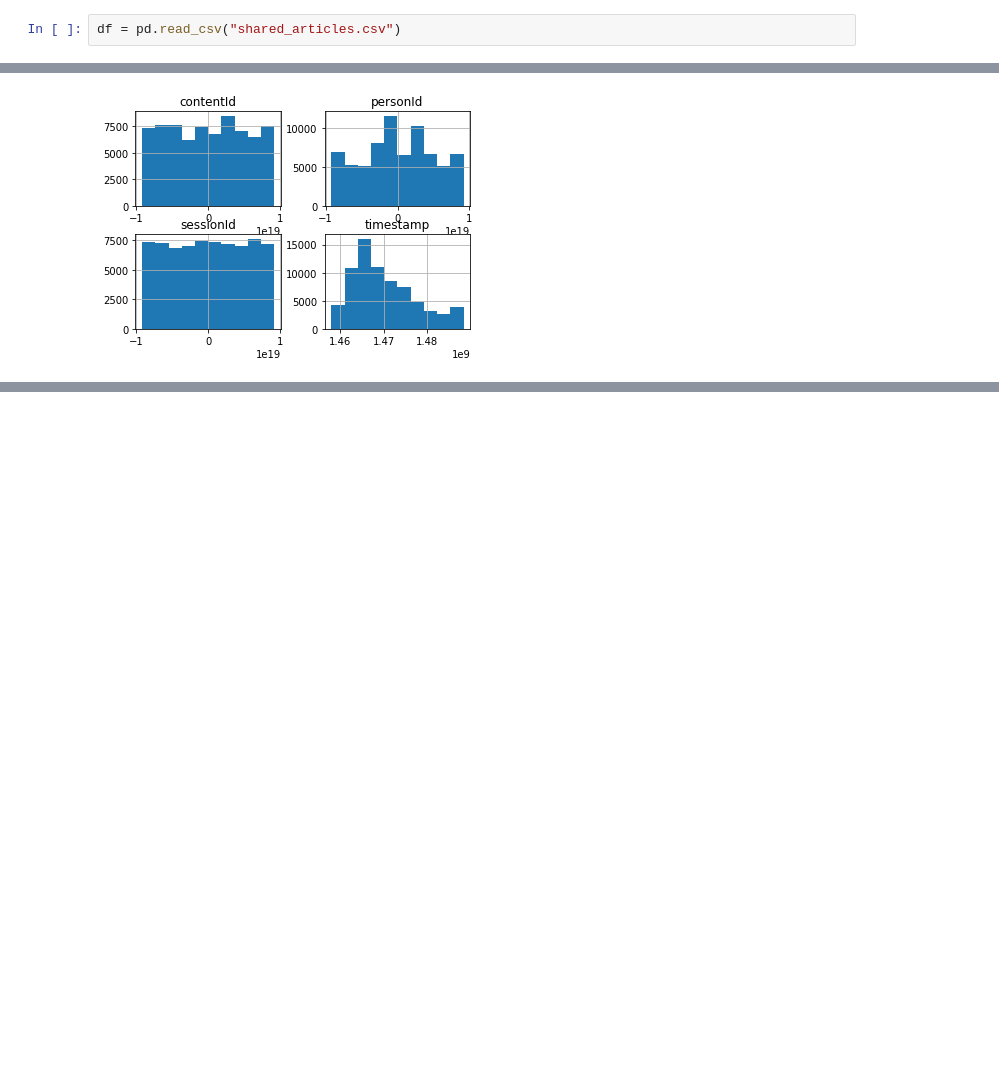
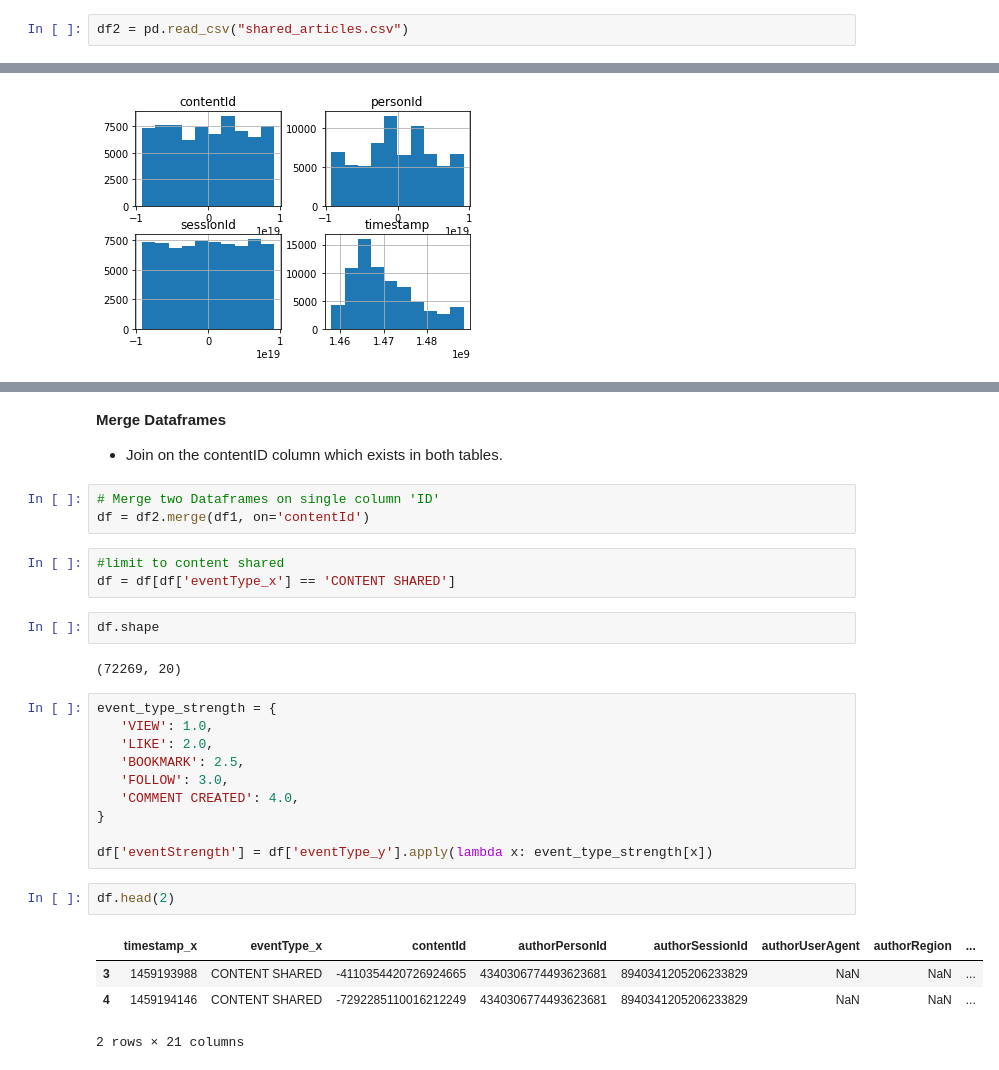
Before and after one commit to mellymillionz/kaggle_rec_systems, a Jupyter notebook: exploratory_analysis.ipynb, the cells around one changed output, grey strips where cells are left out. Saved outputs shown, nothing was run; the diff lists cells and outputs as text; blank space fills up the shorter version.

Commit message:
merged tables

```diff
--- a/exploratory_analysis.ipynb
+++ b/exploratory_analysis.ipynb
@@ -18,4 +33,4 @@ for dirname, _, filenames in os.walk('/kaggle/input'):
 # %% [markdown]
 # Explore Shared Articles Data
 # %%
-df = pd.read_csv("shared_articles.csv")
+df2 = pd.read_csv("shared_articles.csv")
@@ -165,0 +182,31 @@ array([[<matplotlib.axes._subplots.AxesSubplot object at 0x...>,
+# %% [markdown]
+**Merge Dataframes**
+
+- Join on the contentID column which exists in both tables.
+# %%
+# Merge two Dataframes on single column 'ID'
+df = df2.merge(df1, on='contentId')
+# %%
+#limit to content shared
+df = df[df['eventType_x'] == 'CONTENT SHARED']
+# %%
+df.shape
+# %% [output]
+(72269, 20)
+# %%
+event_type_strength = {
+   'VIEW': 1.0,
+   'LIKE': 2.0,
+   'BOOKMARK': 2.5,
+   'FOLLOW': 3.0,
+   'COMMENT CREATED': 4.0,
+}
+
+df['eventStrength'] = df['eventType_y'].apply(lambda x: event_type_strength[x])
+# %%
+df.head(2)
+# %% [output]
+|  | timestamp_x | eventType_x | contentId | authorPersonId | authorSessionId | authorUserAgent | authorRegion | ... |
+| 3 | 1459193988 | CONTENT SHARED | -4110354420726924665 | 4340306774493623681 | 8940341205206233829 | NaN | NaN | ... |
+| 4 | 1459194146 | CONTENT SHARED | -7292285110016212249 | 4340306774493623681 | 8940341205206233829 | NaN | NaN | ... |
+2 rows × 21 columns
```
Also changed, not shown: parts of 13 cells of this notebook.
